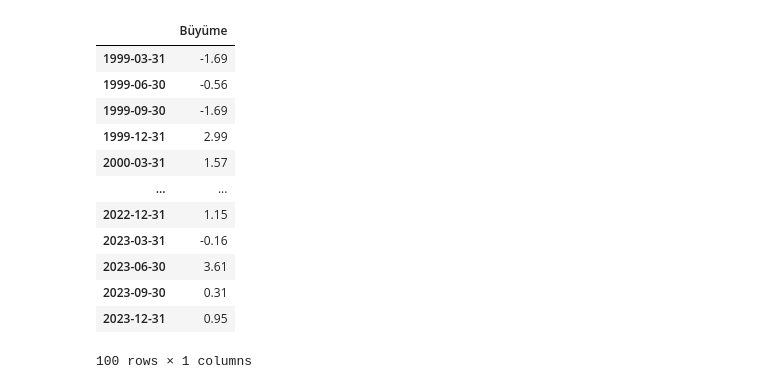
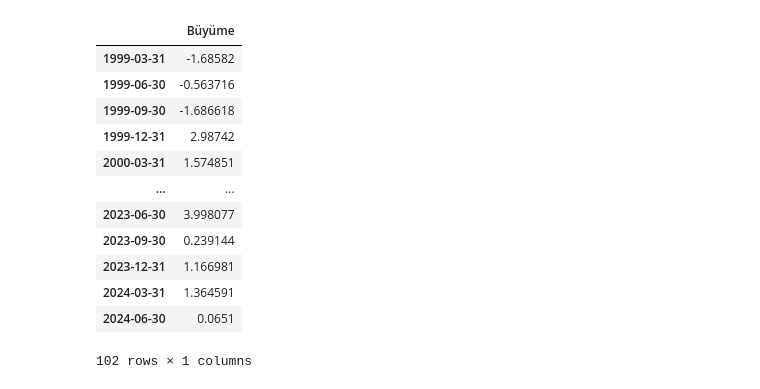
Before and after one commit to kaboya19/BuyumeTahmin, a Jupyter notebook: BuyumeTahmin.ipynb, the cells around one changed output. Cells and saved outputs as stored; diff of their text form; code cells hidden in the pictures.

```diff
--- a/BuyumeTahmin.ipynb
+++ b/BuyumeTahmin.ipynb
@@ -58,27 +21,44 @@ c:\Users\Bora\AppData\Local\Programs\Python\Python310\lib\site-packages\numpy\.l
+# %%
+buyume=pd.read_excel("gayrisafi yurtici hasila uretim yontemiyle mevsim ve takvim etkisinden arindirilmis zincirlenmis hac.xls")
+buyume=buyume.iloc[:34,[1,14,15,16,17]].T
+buyume=buyume.iloc[:,8:]
+veri=[]
+for i in range(len(buyume.columns)):
+   veri.append(buyume.iloc[:,i].values[1:])
+
+veri=np.array(veri)
+veri=veri.reshape(1,-1)
+veri=pd.DataFrame(veri.T)
+veri.columns=["Büyüme"]
+veri=veri.dropna()
+veri=veri.set_index(pd.date_range(start="1999-03-31",freq="Q",periods=len(veri)))
+veri.to_excel("veri2.xlsx")
 # %%
 buyume=pd.read_excel("gayrisafi yurtici hasila uretim yontemiyle mevsim ve takvim etkisinden arindirilmis zincirlenmis hac.xls")
-buyume=buyume.iloc[:33,[1,19,20,21,22]].dropna().T
+buyume=buyume.iloc[:34,[1,19,20,21,22]].T
+buyume=buyume.iloc[:,8:]
 veri=[]
-for i in range(1,len(buyume.columns)):
+for i in range(len(buyume.columns)):
    veri.append(buyume.iloc[:,i].values[1:])
 # %%
 veri=np.array(veri)
 veri=veri.reshape(1,-1)
 veri=pd.DataFrame(veri.T)
 veri.columns=["Büyüme"]
+veri=veri.dropna()
 veri=veri.set_index(pd.date_range(start="1999-03-31",freq="Q",periods=len(veri)))
 veri
 # %% [output]
 |  | Büyüme |
-| 1999-03-31 | -1.69 |
-| 1999-06-30 | -0.56 |
-| 1999-09-30 | -1.69 |
-| 1999-12-31 | 2.99 |
-| 2000-03-31 | 1.57 |
+| 1999-03-31 | -1.68582 |
+| 1999-06-30 | -0.563716 |
+| 1999-09-30 | -1.686618 |
+| 1999-12-31 | 2.98742 |
+| 2000-03-31 | 1.574851 |
 | ... | ... |
-| 2022-12-31 | 1.15 |
-| 2023-03-31 | -0.16 |
-| 2023-06-30 | 3.61 |
-| 2023-09-30 | 0.31 |
-| 2023-12-31 | 0.95 |
+| 2023-06-30 | 3.998077 |
+| 2023-09-30 | 0.239144 |
+| 2023-12-31 | 1.166981 |
+| 2024-03-31 | 1.364591 |
+| 2024-06-30 | 0.0651 |
-100 rows × 1 columns
+102 rows × 1 columns
```
Also changed, not shown: parts of 71 cells of this notebook, 9 other files.
